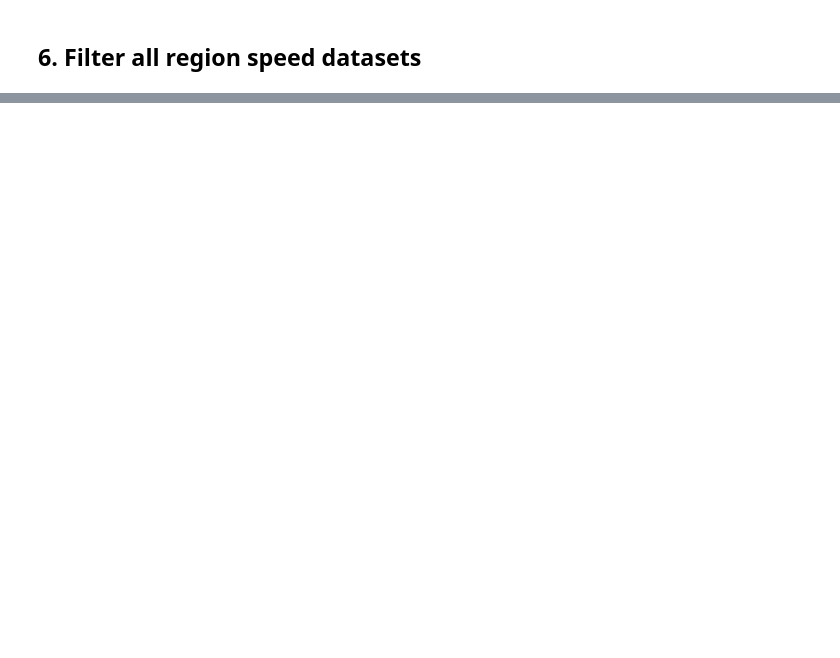
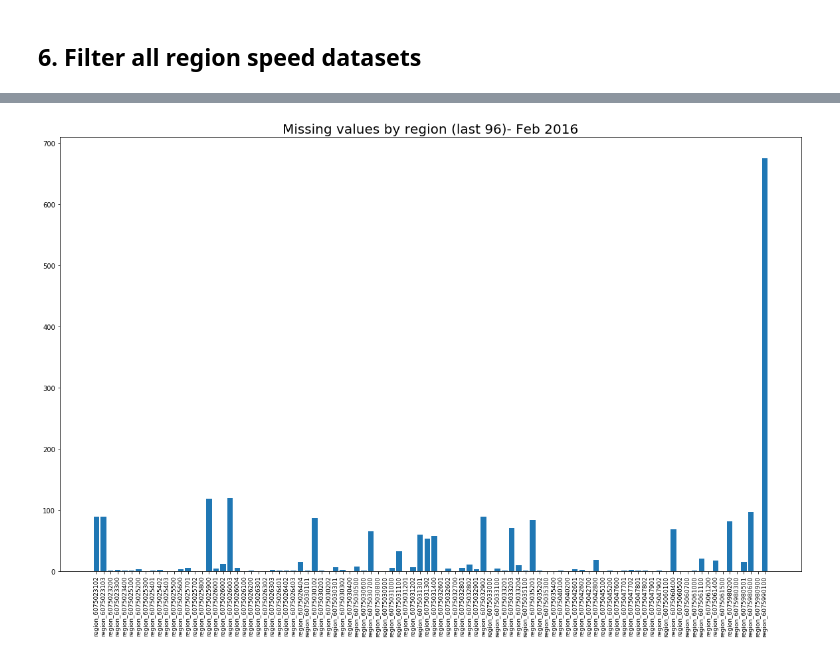
Before and after one commit to sakoki/Rushhour, a Jupyter notebook: code/playground/exploratory_analysis.ipynb, the cells around one changed output, grey strips where cells are left out. Saved outputs shown, nothing was run; the diff lists cells and outputs as text; code cells hidden in the pictures; blank space fills up the shorter version.

Commit message:
Exploratory analysis and data filtering with new vehicle type information

```diff
--- a/code/playground/exploratory_analysis.ipynb
+++ b/code/playground/exploratory_analysis.ipynb
@@ -477,0 +517,6 @@ time_series_region_6075016100.csv - finished filtering - 107773 original # of ro
+# %%
+# Monthly speed data by region
+region_data_dir = '../../temp_data/region_data_filtered/'
+
+print('Number of region files: {}'.format(len(os.listdir(region_data_dir))))
+files = os.listdir(region_data_dir)
@@ -477,0 +587,5 @@ time_series_region_6075016100.csv - finished filtering - 107773 original # of ro
+# %%
+# Apply timer
+region_by_time_generator = timer(region_by_time_generator)
+# %%
+time_series = region_by_time_generator(region_data_dir, usecols=[1,5])
@@ -477,0 +612,4 @@ time_series_region_6075016100.csv - finished filtering - 107773 original # of ro
+# %%
+last_col = time_series.columns.tolist()[-1]
+time_series.drop(axis=1, columns=last_col, inplace=True)
+print("Dimensions: {}".format(time_series.shape))
@@ -477,0 +641,13 @@ time_series_region_6075016100.csv - finished filtering - 107773 original # of ro
+# %%
+# Number of missing values by row
+x = time_series.isna().sum(axis=1).index[100:]
+y = time_series.isna().sum(axis=1).values[100:]
+plt.figure(11, figsize=(20,12))
+plt.bar(x, y)
+plt.title("Missing values by region (last 96)- Feb 2016", fontsize=20)
+plt.xticks(rotation=90, fontsize=9)
+# fig = plt.gcf()
+# fig.savefig("../../images/missing_values_by_region_feb_2016_first_100.pdf")
+plt.show()
+# %% [output]
+[figure, added]
```
Also changed, not shown: parts of 48 cells of this notebook.
